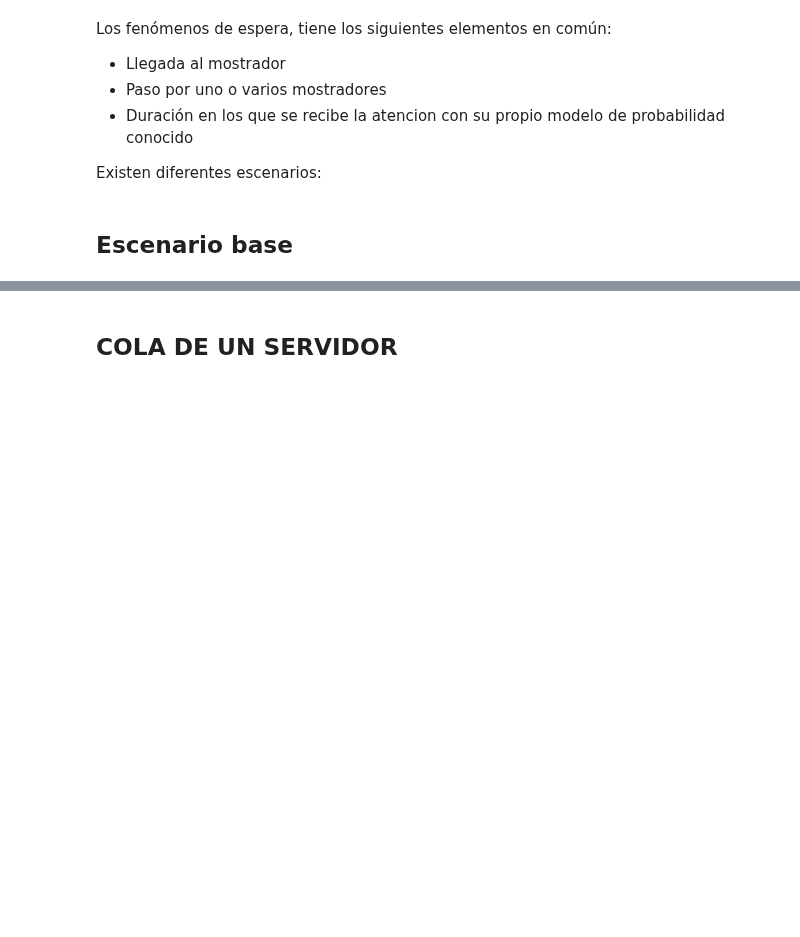
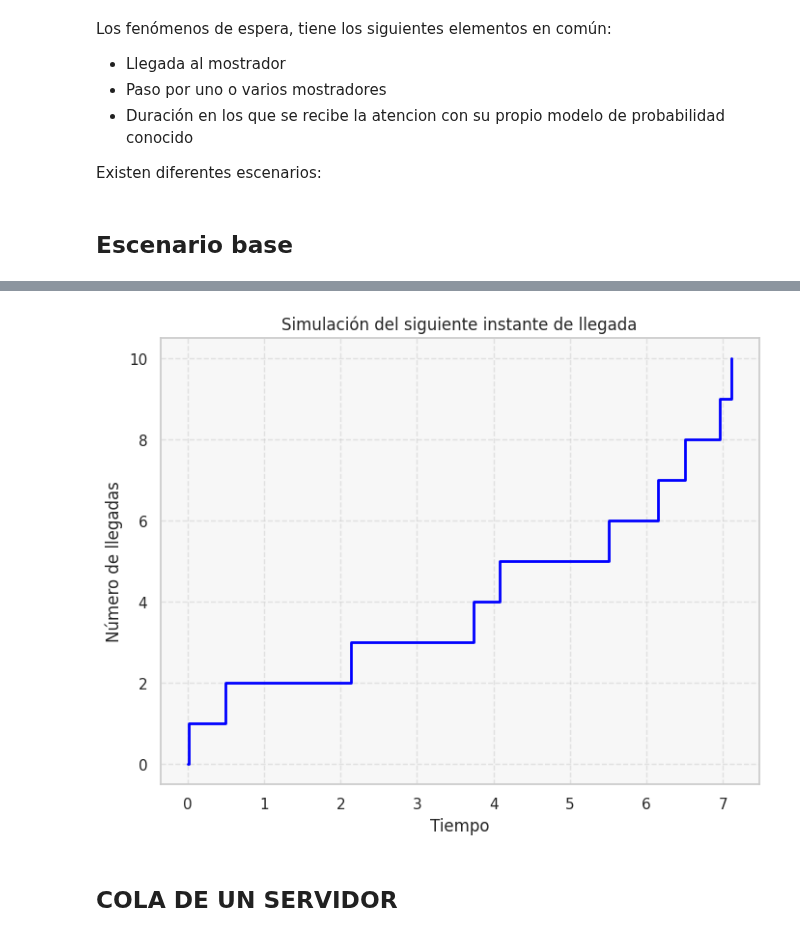
Before and after one commit to Gustavo-Ros/Simulaci-n-2, a Jupyter notebook: Fenómenos_de_espera.ipynb, the cells around one changed output, grey strips where cells are left out. Drawn from its saved outputs; the diff is of its cells as text; code cells hidden in the pictures; blank space fills up the shorter version.

```diff
--- a/Fenómenos_de_espera.ipynb
+++ b/Fenómenos_de_espera.ipynb
@@ -50,2 +20,48 @@ plt.show()
+# %%
+def LAMBDA(t):
+  if 0 <=t<=3:
+    return 5+5*t
+  elif 3<t<=5:
+    return 20
+  elif 5<t<=9:
+    return 20-2*(t-5)
+  else:
+    return 0
+# %%
+import numpy as np
+import matplotlib.pyplot as plt
+
+# Parámetros iniciales
+Lambda = 1.0  # Lambda constante
+T = 10        # Tiempo límite de simulación
+t = 0         # t = s
+
+
+# Simulación del siguiente instante de llegada
+llegadas = []
+tiempos = [t]
+
+while t <= T:
+    U1 = rnd.random()
+    t = t - np.log(U1) / Lambda
+    U2 = rnd.random()
+
+    if U2 <= LAMBDA(t) / Lambda:
+        TS = t
+        llegadas.append(TS)
+        tiempos.append(TS)
+
+
+
+fig, ax = plt.subplots(figsize=(8, 6))
+ax.step(tiempos, np.arange(len(tiempos)), where='post', color='blue', lw=2)
+ax.set_xlabel('Tiempo')
+ax.set_ylabel('Número de llegadas')
+ax.set_title('Simulación del siguiente instante de llegada')
+ax.grid(True, linestyle='--', alpha=0.5)
+ax.set_facecolor('#f7f7f7')
+plt.show()
+# %% [output]
+[figure, added]
 # %% [markdown]
 ## COLA DE UN SERVIDOR
```
Also changed, not shown: parts of 8 cells of this notebook.
